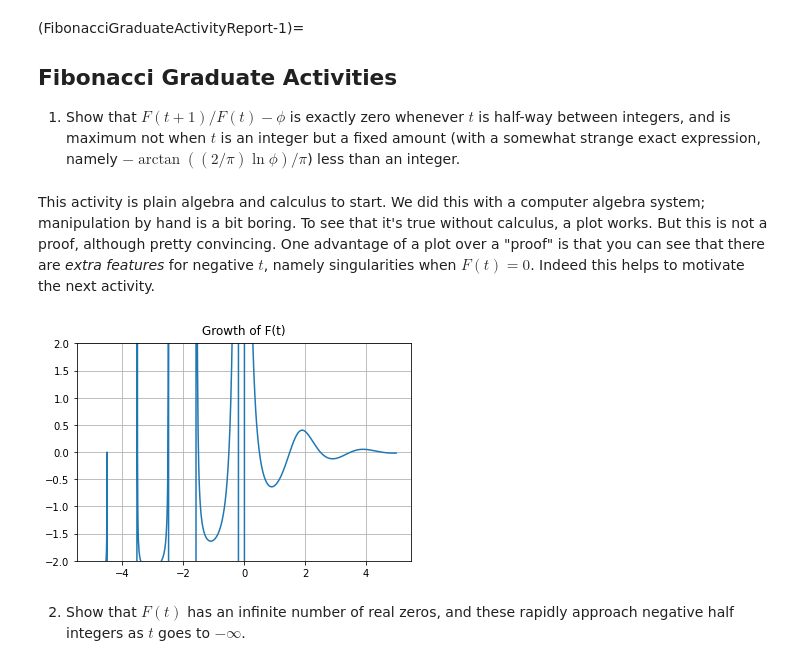
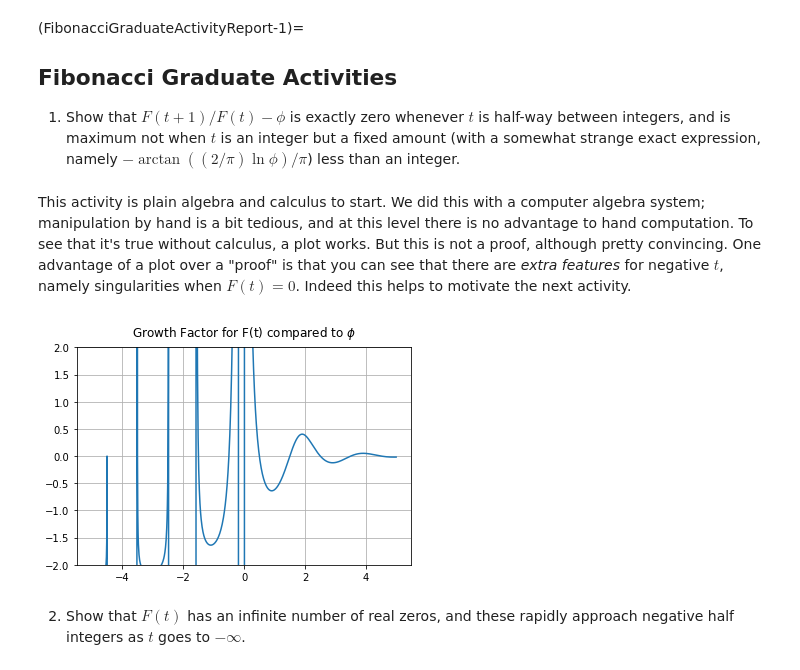
Before and after one commit to Computational-Discovery-on-Jupyter/Computational-Discovery-on-Jupyter, a Jupyter notebook: book/Solutions/Activity Reports for Intro to Programming--Fibonacci.ipynb, the cells around one changed output. Saved outputs shown, nothing was run; the diff lists cells and outputs as text; code cells hidden in the pictures.

```diff
--- a/book/Solutions/Activity Reports for Intro to Programming--Fibonacci.ipynb
+++ b/book/Solutions/Activity Reports for Intro to Programming--Fibonacci.ipynb
@@ -646,23 +646,23 @@ Here's our free-association try at answering this.  Can we interpolate Fibonacci
 
 1. Show that $F(t+1)/F(t) - \phi$ is exactly zero whenever $t$ is half-way between integers, and is maximum not when $t$ is an integer but a fixed amount (with a somewhat strange exact expression, namely $-\arctan((2/\pi)\ln\phi)/\pi$) less than an integer.
 # %% [markdown]
-This activity is plain algebra and calculus to start.  We did this with a computer algebra system; manipulation by hand is a bit boring.  To see that it's true without calculus, a plot works.  But this is not a proof, although pretty convincing.  One advantage of a plot over a "proof" is that you can see that there are _extra features_ for negative $t$, namely singularities when $F(t) = 0$.  Indeed this helps to motivate the next activity.
+This activity is plain algebra and calculus to start.  We did this with a computer algebra system; manipulation by hand is a bit tedious, and at this level there is no advantage to hand computation.  To see that it's true without calculus, a plot works.  But this is not a proof, although pretty convincing.  One advantage of a plot over a "proof" is that you can see that there are _extra features_ for negative $t$, namely singularities when $F(t) = 0$.  Indeed this helps to motivate the next activity.
 # %%
 def F(t):
     phi = (1+np.sqrt(5.0))/2
     return( (phi**t - np.cos(np.pi*t)*phi**(-t))/np.sqrt(5.0) )
 
 t = np.arange(-5,5,0.01)  # Make a fine grid of t values
 phi = (1+np.sqrt(5.0))/2
 y = [ F(tau+1)/F(tau)-phi for tau in t]
 fig, ax = plt.subplots() # Cartesian is default, anyway
 ax.plot(t, y)
 ax.grid(True) # show intersections
 plt.ylim(-2,2)
-ax.set_title("Growth of F(t)", va='bottom')
+ax.set_title("Growth Factor for F(t) compared to $\phi$", va='bottom')
 plt.show()
 # %% [output]
-[figure, old version]
+[figure, new version]
 # %% [markdown]
 2. Show that $F(t)$ has an infinite number of real zeros, and these rapidly approach negative half integers as $t$ goes to $-\infty$.
 # %% [markdown]
```
Also changed, not shown: parts of 12 cells of this notebook, 1 other file.
